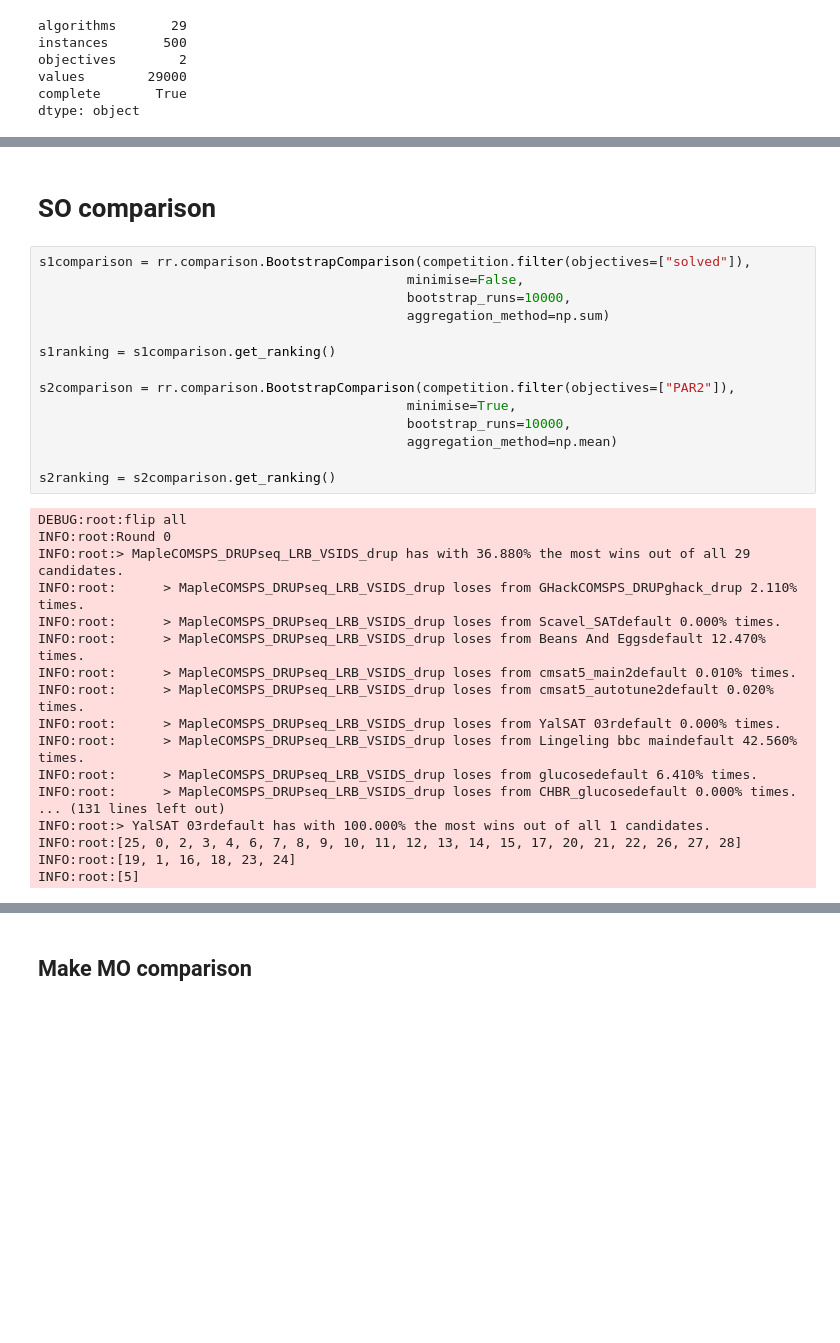
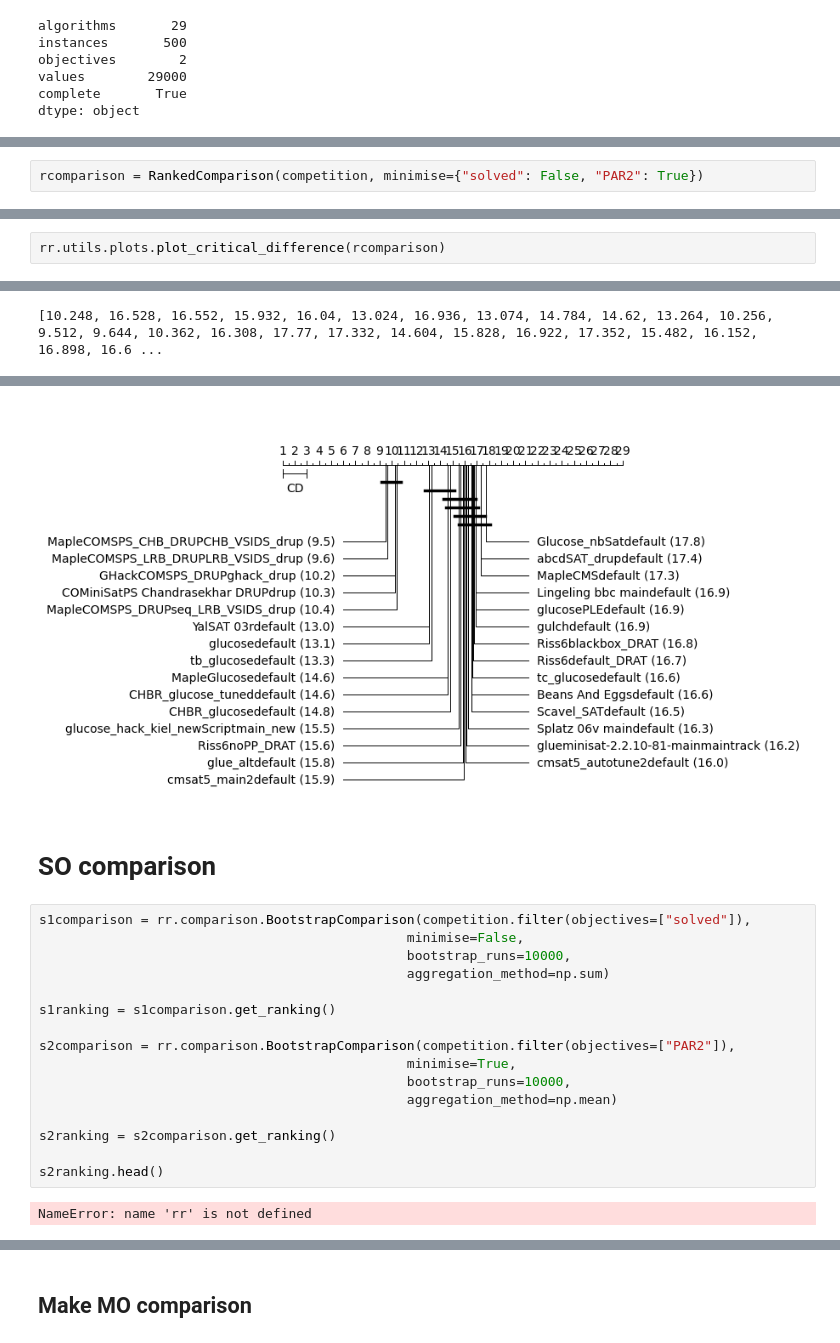
Before and after one commit to jeroenrook/robustranking, a Jupyter notebook: examples/SAT2016.ipynb, the cells around one changed output, grey strips where cells are left out. Cells and saved outputs as stored; diff of their text form; blank space fills up the shorter version.

Commit message:
Critical difference plots

```diff
--- a/examples/SAT2016.ipynb
+++ b/examples/SAT2016.ipynb
@@ -66,0 +70,2 @@ dtype: object
+# %%
+rcomparison = RankedComparison(competition, minimise={"solved": False, "PAR2": True})
@@ -66,0 +94,3 @@ dtype: object
+# %%
+rr.utils.plots.plot_critical_difference(rcomparison)
+# %% [output]
@@ -66,0 +114 @@ dtype: object
+[10.248, 16.528, 16.552, 15.932, 16.04, 13.024, 16.936, 13.074, 14.784, 14.62, 13.264, 10.256, 9.512, 9.644, 10.362, 16.308, 17.77, 17.332, 14.604, 15.828, 16.922, 17.352, 15.482, 16.152, 16.898, 16.6 ...
@@ -67,3 +132,4 @@ dtype: object
+[figure, added]
 # %% [markdown]
 # SO comparison
 # %%
@@ -80,23 +146,9 @@ s2comparison = rr.comparison.BootstrapComparison(competition.filter(objectives=[
                                                aggregation_method=np.mean)
 
 s2ranking = s2comparison.get_ranking()
+
+s2ranking.head()
 # %% [output]
-DEBUG:root:flip all
-INFO:root:Round 0
-INFO:root:> MapleCOMSPS_DRUPseq_LRB_VSIDS_drup has with 36.880% the most wins out of all 29 candidates.
-INFO:root:      > MapleCOMSPS_DRUPseq_LRB_VSIDS_drup loses from GHackCOMSPS_DRUPghack_drup 2.110% times.
-INFO:root:      > MapleCOMSPS_DRUPseq_LRB_VSIDS_drup loses from Scavel_SATdefault 0.000% times.
-INFO:root:      > MapleCOMSPS_DRUPseq_LRB_VSIDS_drup loses from Beans And Eggsdefault 12.470% times.
-INFO:root:      > MapleCOMSPS_DRUPseq_LRB_VSIDS_drup loses from cmsat5_main2default 0.010% times.
-INFO:root:      > MapleCOMSPS_DRUPseq_LRB_VSIDS_drup loses from cmsat5_autotune2default 0.020% times.
-INFO:root:      > MapleCOMSPS_DRUPseq_LRB_VSIDS_drup loses from YalSAT 03rdefault 0.000% times.
-INFO:root:      > MapleCOMSPS_DRUPseq_LRB_VSIDS_drup loses from Lingeling bbc maindefault 42.560% times.
-INFO:root:      > MapleCOMSPS_DRUPseq_LRB_VSIDS_drup loses from glucosedefault 6.410% times.
-INFO:root:      > MapleCOMSPS_DRUPseq_LRB_VSIDS_drup loses from CHBR_glucosedefault 0.000% times.
-... (131 lines left out)
-INFO:root:> YalSAT 03rdefault has with 100.000% the most wins out of all 1 candidates.
-INFO:root:[25, 0, 2, 3, 4, 6, 7, 8, 9, 10, 11, 12, 13, 14, 15, 17, 20, 21, 22, 26, 27, 28]
-INFO:root:[19, 1, 16, 18, 23, 24]
-INFO:root:[5]
+NameError: name 'rr' is not defined
 # %%
 sbranking = s1ranking[["group"]].merge(s2ranking[["group"]], left_index=True, right_index=True, suffixes=("solved", "PAR2"))
```
Also changed, not shown: parts of 6 cells of this notebook, 1 other file.
